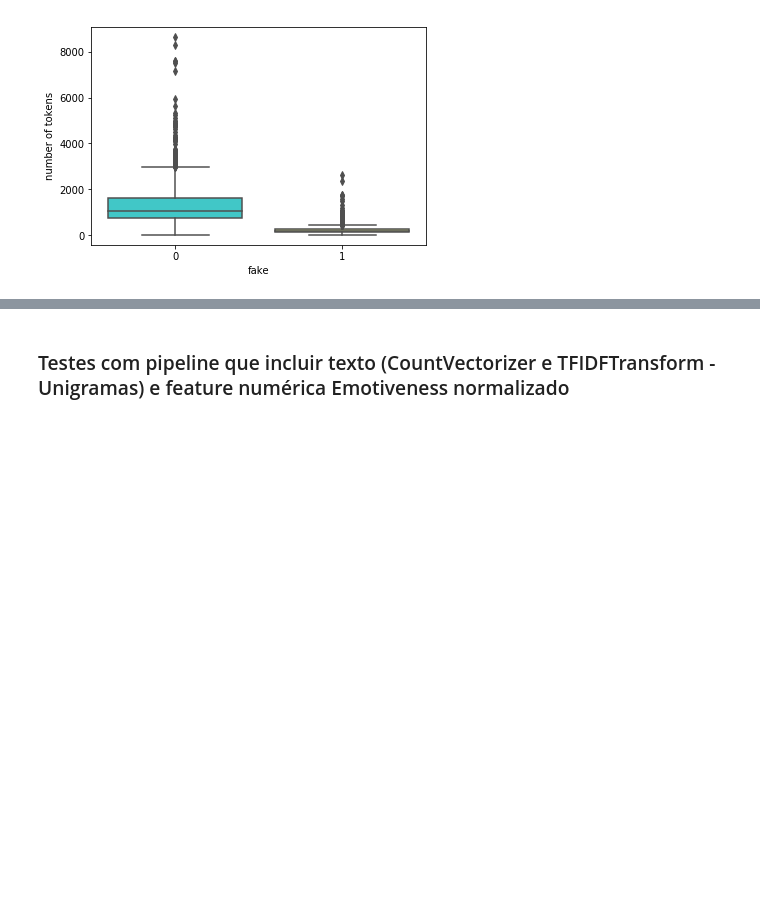
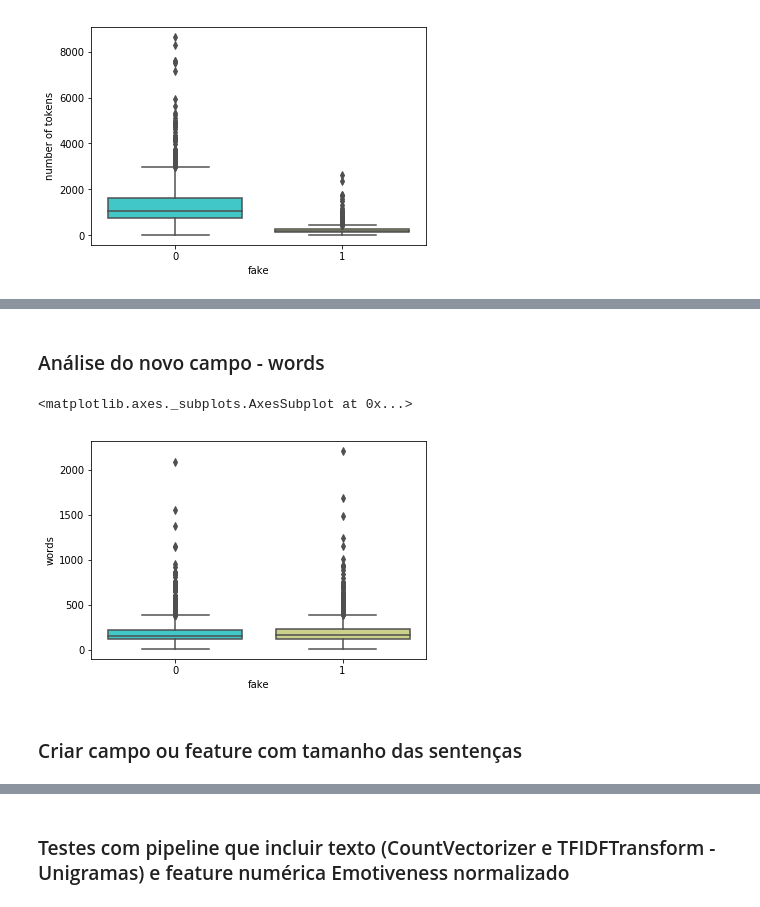
Before and after one commit to joaopaulopbjp/FakeNewsDetection, a Jupyter notebook: Fake News Classifier.ipynb, the cells around one changed output, grey strips where cells are left out. Drawn from its saved outputs; the diff is of its cells as text; code cells hidden in the pictures; blank space fills up the shorter version.

```diff
--- a/Fake News Classifier.ipynb
+++ b/Fake News Classifier.ipynb
@@ -405,0 +311,11 @@ treino, teste, classe_treino, classe_teste = train_test_split(df_tratado[feature
+# %%
+df_completo['words'] = df_completo['texto normalizado'].apply(lambda x: len(x.split(' ')))
+# %% [markdown]
+### Análise do novo campo - words
+# %%
+sns.boxplot(x="fake", y="words", data=df_completo,palette='rainbow')
+# %% [output]
+<matplotlib.axes._subplots.AxesSubplot at 0x...>
+[figure, added]
+# %% [markdown]
+### Criar campo ou feature com tamanho das sentenças
```
Also changed, not shown: parts of 134 cells of this notebook.
